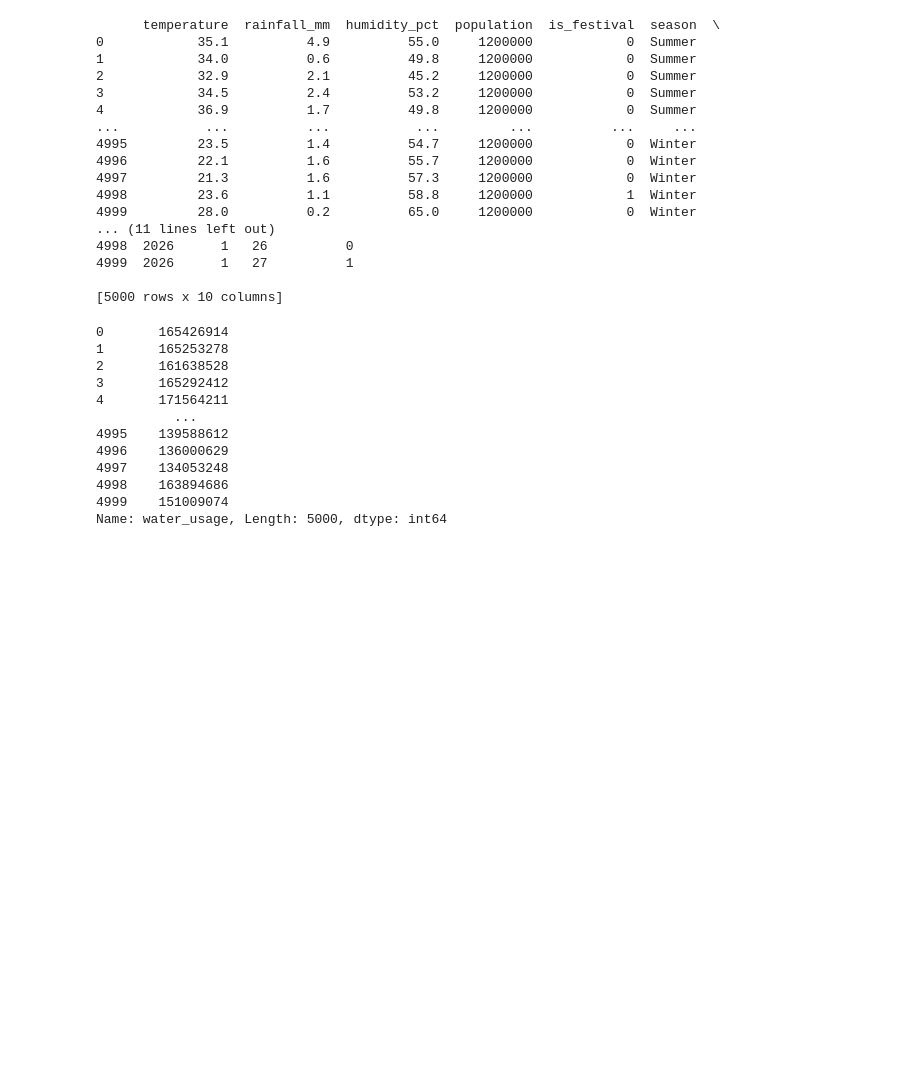
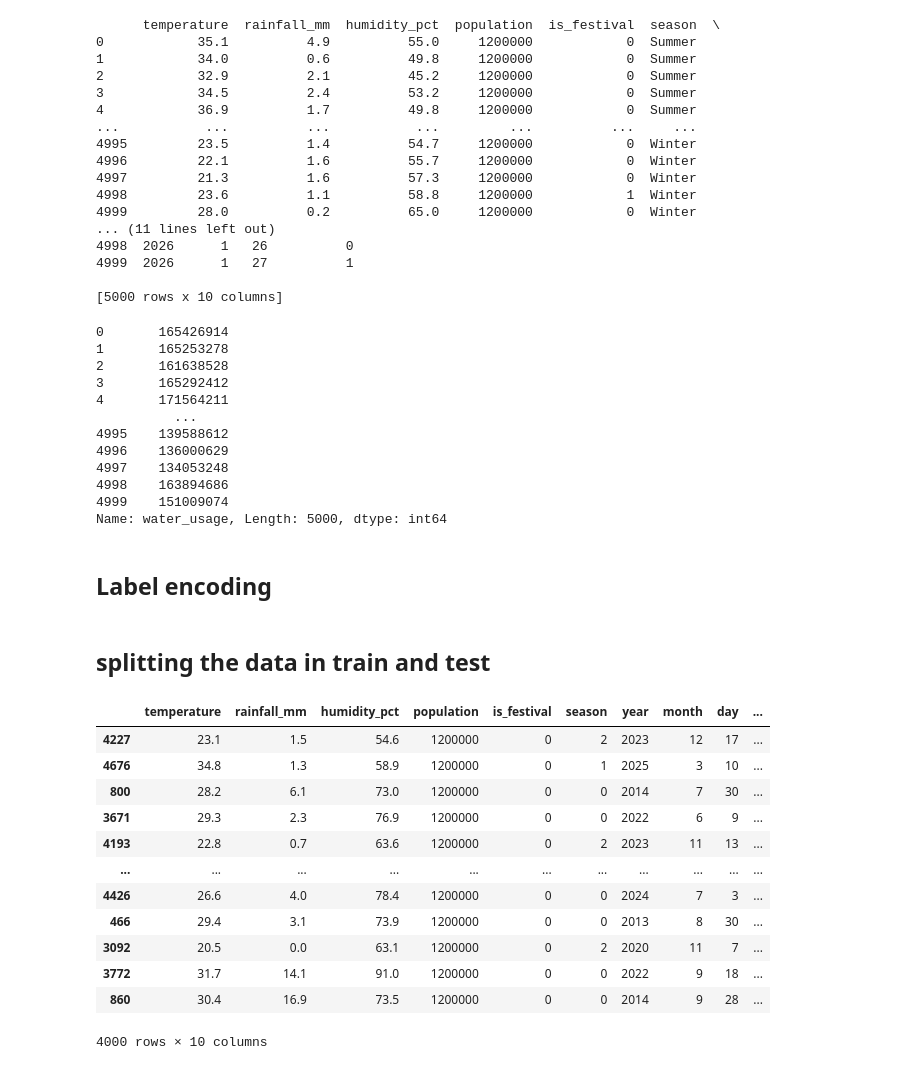
Before and after one commit to Aadeshsingh-11/-Water-Demand-Forecaster, a Jupyter notebook: main.ipynb, the cells around one changed output. Saved outputs shown, nothing was run; the diff lists cells and outputs as text; code cells hidden in the pictures; blank space fills up the shorter version.

Commit message:
Fixed categorical encoding order before scaling

```diff
--- a/main.ipynb
+++ b/main.ipynb
@@ -133,3 +133,34 @@ print(y)
 4998    163894686
 4999    151009074
 Name: water_usage, Length: 5000, dtype: int64
+# %% [markdown]
+## Label encoding
+# %%
+from sklearn.preprocessing import LabelEncoder
+
+le = LabelEncoder()
+X['season'] = le.fit_transform(X['season'])
+# %% [markdown]
+## splitting the data in train and test
+# %%
+from sklearn.model_selection import train_test_split
+
+X_train, X_test, y_train, y_test = train_test_split(
+    X, y, test_size=0.2, random_state=42
+)
+# %%
+X_train
+# %% [output]
+|  | temperature | rainfall_mm | humidity_pct | population | is_festival | season | year | month | day | ... |
+| 4227 | 23.1 | 1.5 | 54.6 | 1200000 | 0 | 2 | 2023 | 12 | 17 | ... |
+| 4676 | 34.8 | 1.3 | 58.9 | 1200000 | 0 | 1 | 2025 | 3 | 10 | ... |
+| 800 | 28.2 | 6.1 | 73.0 | 1200000 | 0 | 0 | 2014 | 7 | 30 | ... |
+| 3671 | 29.3 | 2.3 | 76.9 | 1200000 | 0 | 0 | 2022 | 6 | 9 | ... |
+| 4193 | 22.8 | 0.7 | 63.6 | 1200000 | 0 | 2 | 2023 | 11 | 13 | ... |
+| ... | ... | ... | ... | ... | ... | ... | ... | ... | ... | ... |
+| 4426 | 26.6 | 4.0 | 78.4 | 1200000 | 0 | 0 | 2024 | 7 | 3 | ... |
+| 466 | 29.4 | 3.1 | 73.9 | 1200000 | 0 | 0 | 2013 | 8 | 30 | ... |
+| 3092 | 20.5 | 0.0 | 63.1 | 1200000 | 0 | 2 | 2020 | 11 | 7 | ... |
+| 3772 | 31.7 | 14.1 | 91.0 | 1200000 | 0 | 0 | 2022 | 9 | 18 | ... |
+| 860 | 30.4 | 16.9 | 73.5 | 1200000 | 0 | 0 | 2014 | 9 | 28 | ... |
+4000 rows × 10 columns
```
Also changed, not shown: parts of 6 cells of this notebook.
